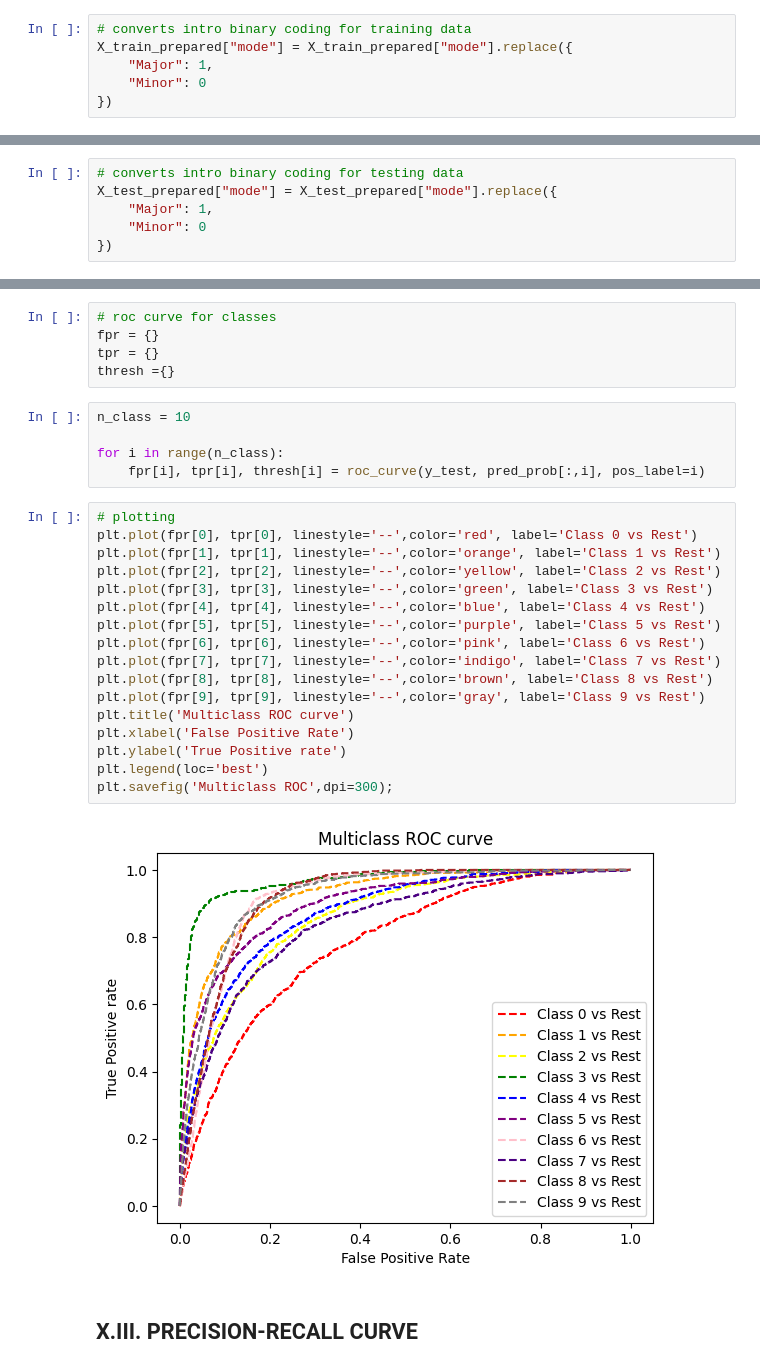
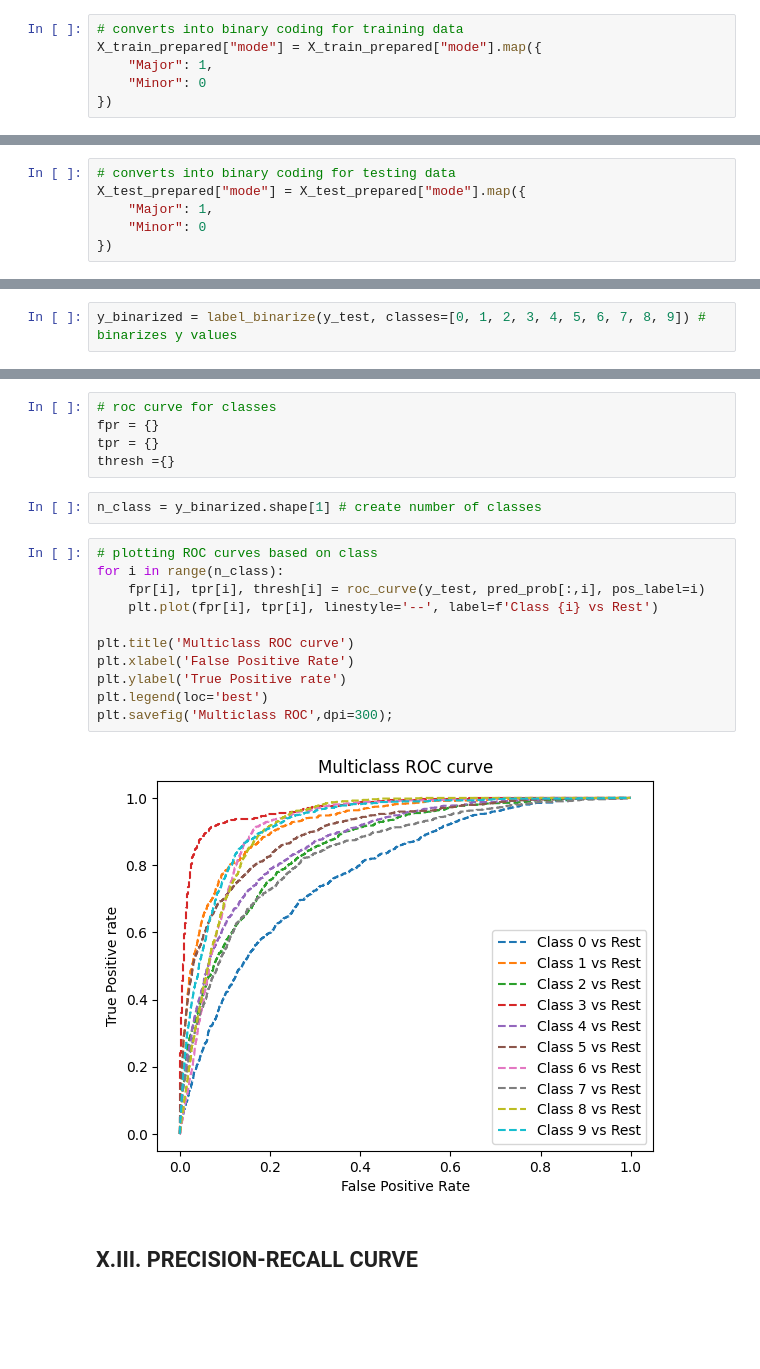
Before and after one commit to jiejorie/experiment-portfolio-machine-learning, a Jupyter notebook: 02-Classification Model/classification-model.ipynb, the cells around one changed output, grey strips where cells are left out. Cells and saved outputs as stored; diff of their text form; blank space fills up the shorter version.

Commit message:
Kaggle Notebook | Classification Model | Music Genre Multiclass Classification

```diff
--- a/02-Classification Model/classification-model.ipynb
+++ b/02-Classification Model/classification-model.ipynb
@@ -558,6 +572,6 @@ X_train_prepared.head() # check the post-scaled training data
 # %%
-# converts intro binary coding for training data
-X_train_prepared["mode"] = X_train_prepared["mode"].replace({
+# converts into binary coding for training data
+X_train_prepared["mode"] = X_train_prepared["mode"].map({
     "Major": 1,
     "Minor": 0
 })
@@ -564,6 +608,6 @@ X_train_prepared["mode"] = X_train_prepared["mode"].replace({
 # %%
-# converts intro binary coding for testing data
-X_test_prepared["mode"] = X_test_prepared["mode"].replace({
+# converts into binary coding for testing data
+X_test_prepared["mode"] = X_test_prepared["mode"].map({
     "Major": 1,
     "Minor": 0
 })
@@ -697,3 +770,5 @@ pred_prob = clf.predict_proba(X_test_prepared)
+# %%
+y_binarized = label_binarize(y_test, classes=[0, 1, 2, 3, 4, 5, 6, 7, 8, 9]) # binarizes y values
 # %%
 y_pred[:10] # display predicted values
 # %% [output]
@@ -841,29 +904,20 @@ plt.show()
 fpr = {}
 tpr = {}
 thresh ={}
-# %%
-n_class = 10
-
-for i in range(n_class):
-    fpr[i], tpr[i], thresh[i] = roc_curve(y_test, pred_prob[:,i], pos_label=i)
-# %%
-# plotting
-plt.plot(fpr[0], tpr[0], linestyle='--',color='red', label='Class 0 vs Rest')
-plt.plot(fpr[1], tpr[1], linestyle='--',color='orange', label='Class 1 vs Rest')
-plt.plot(fpr[2], tpr[2], linestyle='--',color='yellow', label='Class 2 vs Rest')
-plt.plot(fpr[3], tpr[3], linestyle='--',color='green', label='Class 3 vs Rest')
-plt.plot(fpr[4], tpr[4], linestyle='--',color='blue', label='Class 4 vs Rest')
-plt.plot(fpr[5], tpr[5], linestyle='--',color='purple', label='Class 5 vs Rest')
-plt.plot(fpr[6], tpr[6], linestyle='--',color='pink', label='Class 6 vs Rest')
-plt.plot(fpr[7], tpr[7], linestyle='--',color='indigo', label='Class 7 vs Rest')
-plt.plot(fpr[8], tpr[8], linestyle='--',color='brown', label='Class 8 vs Rest')
-plt.plot(fpr[9], tpr[9], linestyle='--',color='gray', label='Class 9 vs Rest')
-plt.title('Multiclass ROC curve')
-plt.xlabel('False Positive Rate')
-plt.ylabel('True Positive rate')
-plt.legend(loc='best')
-plt.savefig('Multiclass ROC',dpi=300);
-# %% [output]
-[figure, removed]
+# %%
+n_class = y_binarized.shape[1] # create number of classes
+# %%
+# plotting ROC curves based on class
+for i in range(n_class):
+    fpr[i], tpr[i], thresh[i] = roc_curve(y_test, pred_prob[:,i], pos_label=i)
+    plt.plot(fpr[i], tpr[i], linestyle='--', label=f'Class {i} vs Rest')
+
+plt.title('Multiclass ROC curve')
+plt.xlabel('False Positive Rate')
+plt.ylabel('True Positive rate')
+plt.legend(loc='best')
+plt.savefig('Multiclass ROC',dpi=300);
+# %% [output]
+[figure, added]
 # %% [markdown]
 ## **X.III. PRECISION-RECALL CURVE**
```
Also changed, not shown: parts of 26 cells of this notebook.
